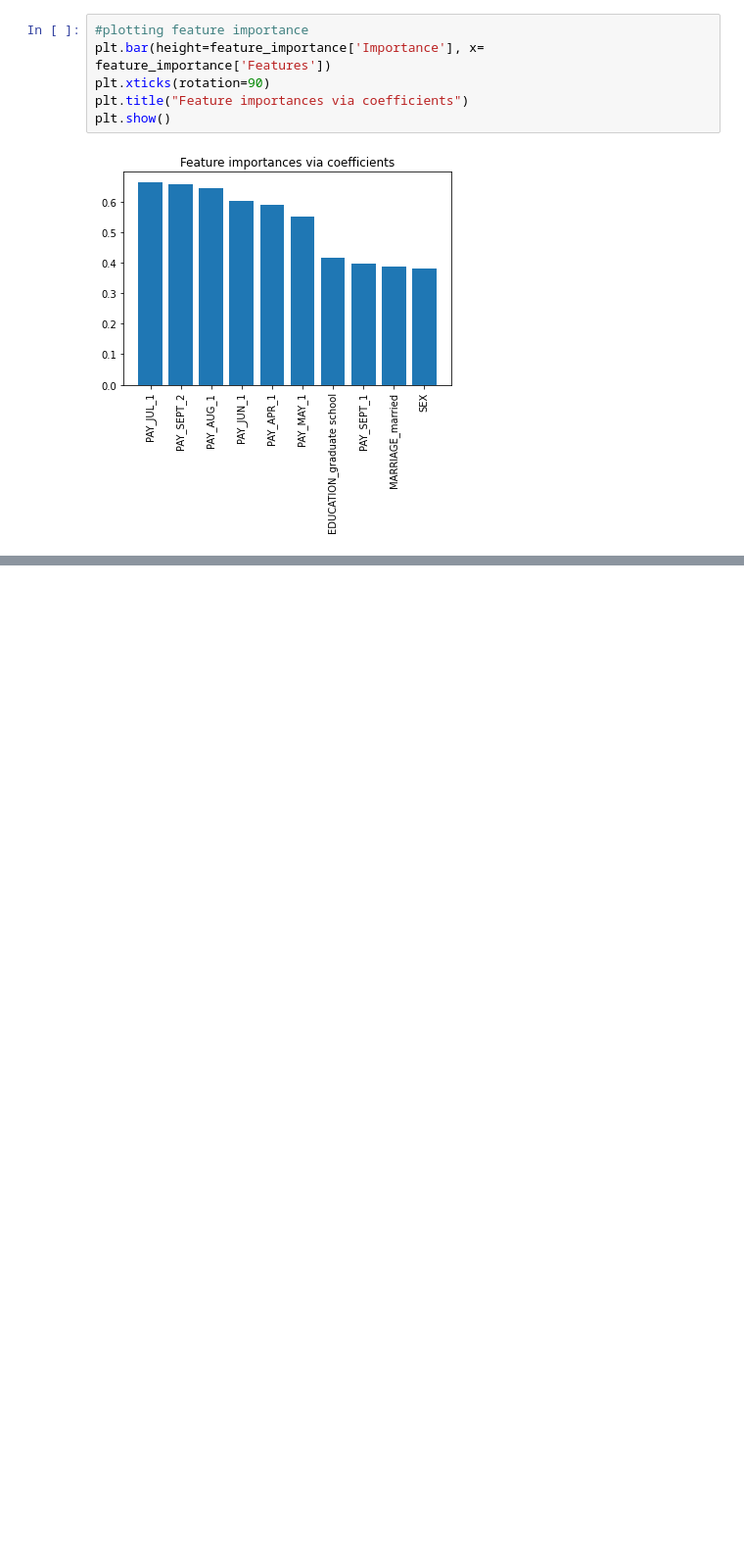
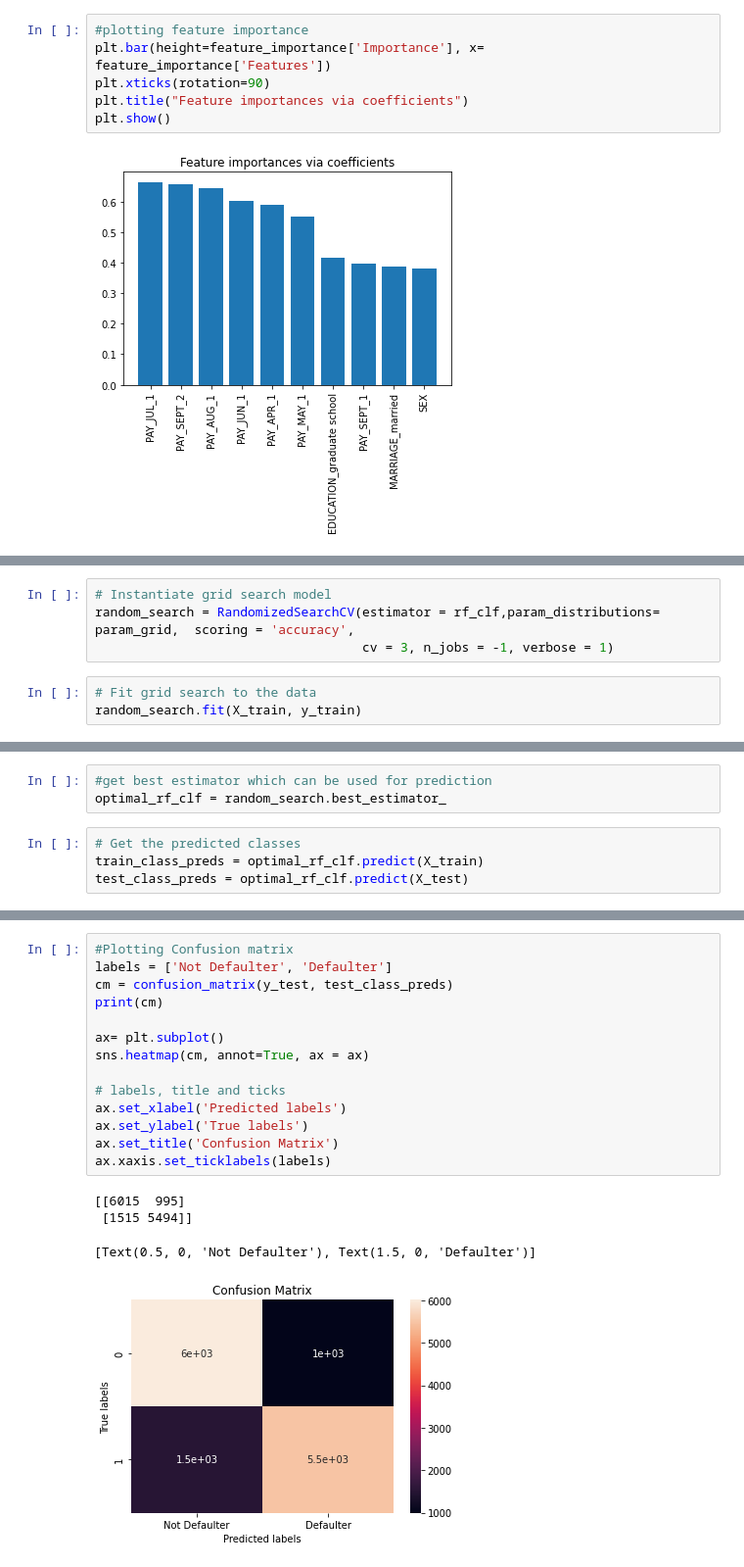
Before and after one commit to Aehteshaam-Shaikh/Credit-Card-Default-Prediction, a Jupyter notebook: Credit_Card_Default_Prediction_Capstone_Project.ipynb, the cells around one changed output, grey strips where cells are left out. Shown at 98% size. Saved outputs shown, nothing was run; the diff lists cells and outputs as text; blank space fills up the shorter version.

```diff
--- a/Credit_Card_Default_Prediction_Capstone_Project.ipynb
+++ b/Credit_Card_Default_Prediction_Capstone_Project.ipynb
@@ -546,0 +595,7 @@ plt.show()
+# %%
+# Instantiate grid search model
+random_search = RandomizedSearchCV(estimator = rf_clf,param_distributions= param_grid,  scoring = 'accuracy',
+                                   cv = 3, n_jobs = -1, verbose = 1)
+# %%
+# Fit grid search to the data
+random_search.fit(X_train, y_train)
@@ -546,0 +623,7 @@ plt.show()
+# %%
+#get best estimator which can be used for prediction
+optimal_rf_clf = random_search.best_estimator_
+# %%
+# Get the predicted classes
+train_class_preds = optimal_rf_clf.predict(X_train)
+test_class_preds = optimal_rf_clf.predict(X_test)
@@ -546,0 +655,19 @@ plt.show()
+# %%
+#Plotting Confusion matrix
+labels = ['Not Defaulter', 'Defaulter']
+cm = confusion_matrix(y_test, test_class_preds)
+print(cm)
+
+ax= plt.subplot()
+sns.heatmap(cm, annot=True, ax = ax)
+
+# labels, title and ticks
+ax.set_xlabel('Predicted labels')
+ax.set_ylabel('True labels')
+ax.set_title('Confusion Matrix')
+ax.xaxis.set_ticklabels(labels)
+# %% [output]
+[[6015  995]
+ [1515 5494]]
+[Text(0.5, 0, 'Not Defaulter'), Text(1.5, 0, 'Defaulter')]
+[figure, added]
```
Also changed, not shown: parts of 28 cells of this notebook.
